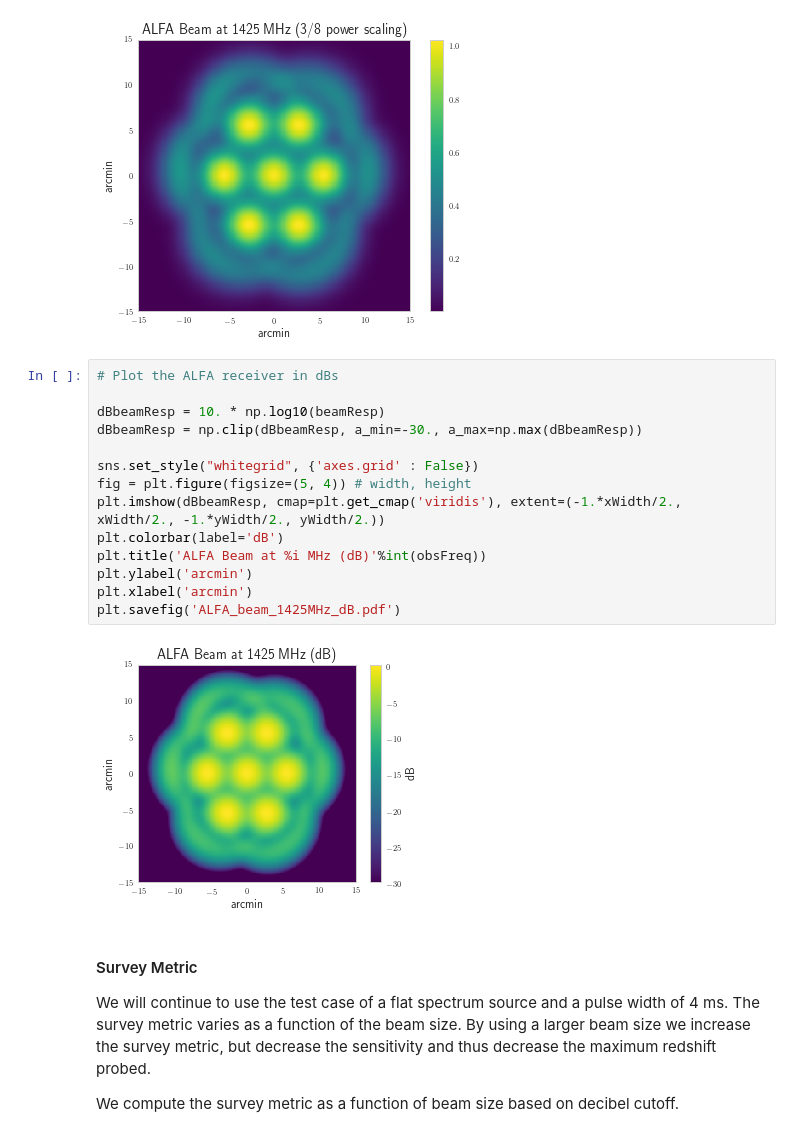
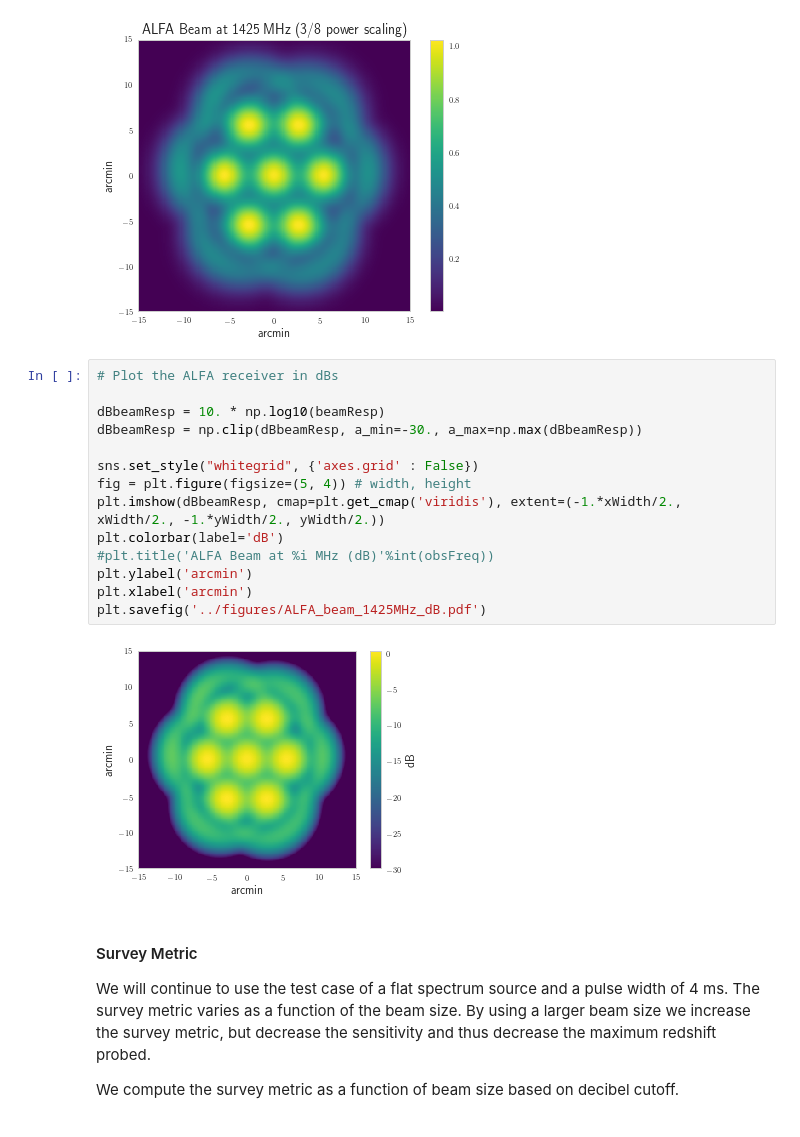
Before and after one commit to griffinfoster/alfaburst-initial-survey, a Jupyter notebook: notebooks/ALFABURST_Derived_FRB_Rates.ipynb, the cells around one changed output. Saved outputs shown, nothing was run; the diff lists cells and outputs as text.

```diff
--- a/notebooks/ALFABURST_Derived_FRB_Rates.ipynb
+++ b/notebooks/ALFABURST_Derived_FRB_Rates.ipynb
@@ -615,19 +615,19 @@ plt.xlabel('arcmin')
 # %%
 # Plot the ALFA receiver in dBs
 
 dBbeamResp = 10. * np.log10(beamResp)
 dBbeamResp = np.clip(dBbeamResp, a_min=-30., a_max=np.max(dBbeamResp))
 
 sns.set_style("whitegrid", {'axes.grid' : False})
 fig = plt.figure(figsize=(5, 4)) # width, height
 plt.imshow(dBbeamResp, cmap=plt.get_cmap('viridis'), extent=(-1.*xWidth/2., xWidth/2., -1.*yWidth/2., yWidth/2.))
 plt.colorbar(label='dB')
-plt.title('ALFA Beam at %i MHz (dB)'%int(obsFreq))
+#plt.title('ALFA Beam at %i MHz (dB)'%int(obsFreq))
 plt.ylabel('arcmin')
 plt.xlabel('arcmin')
-plt.savefig('ALFA_beam_1425MHz_dB.pdf')
+plt.savefig('../figures/ALFA_beam_1425MHz_dB.pdf')
 # %% [output]
-[figure, old version]
+[figure, new version]
 # %% [markdown]
 #### Survey Metric
 
```
Also changed, not shown: parts of 3 cells of this notebook, 9 other files.
